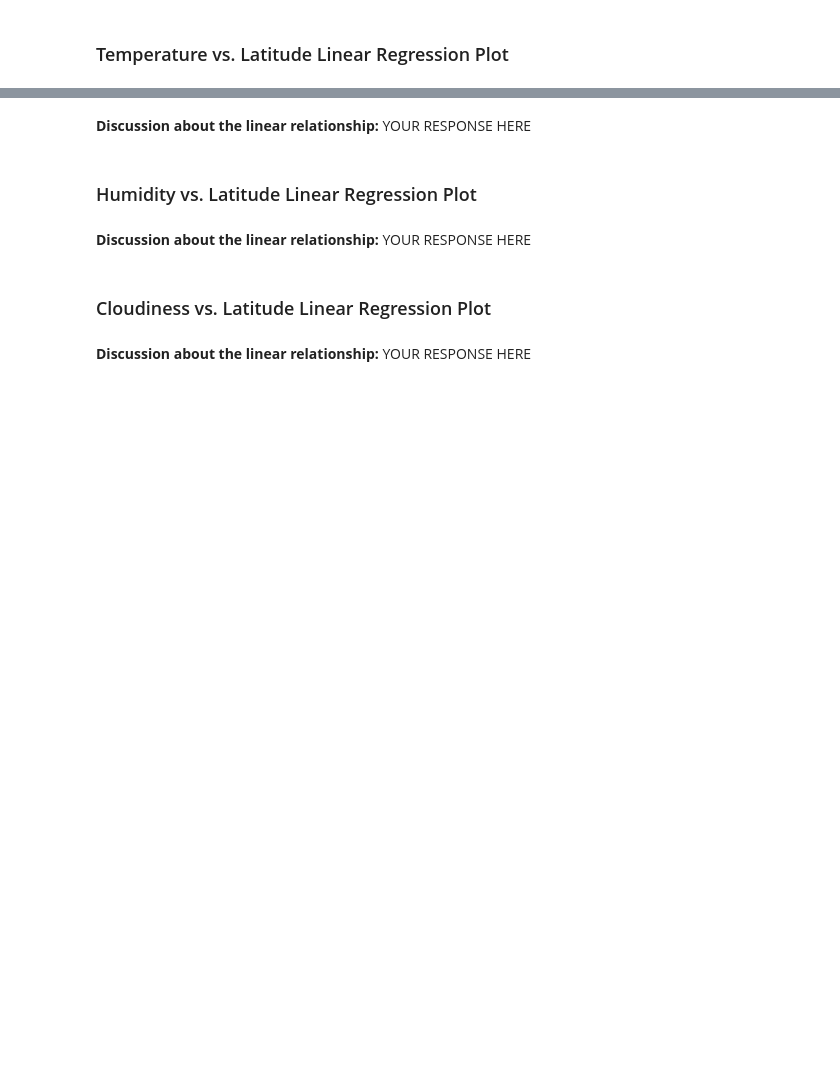
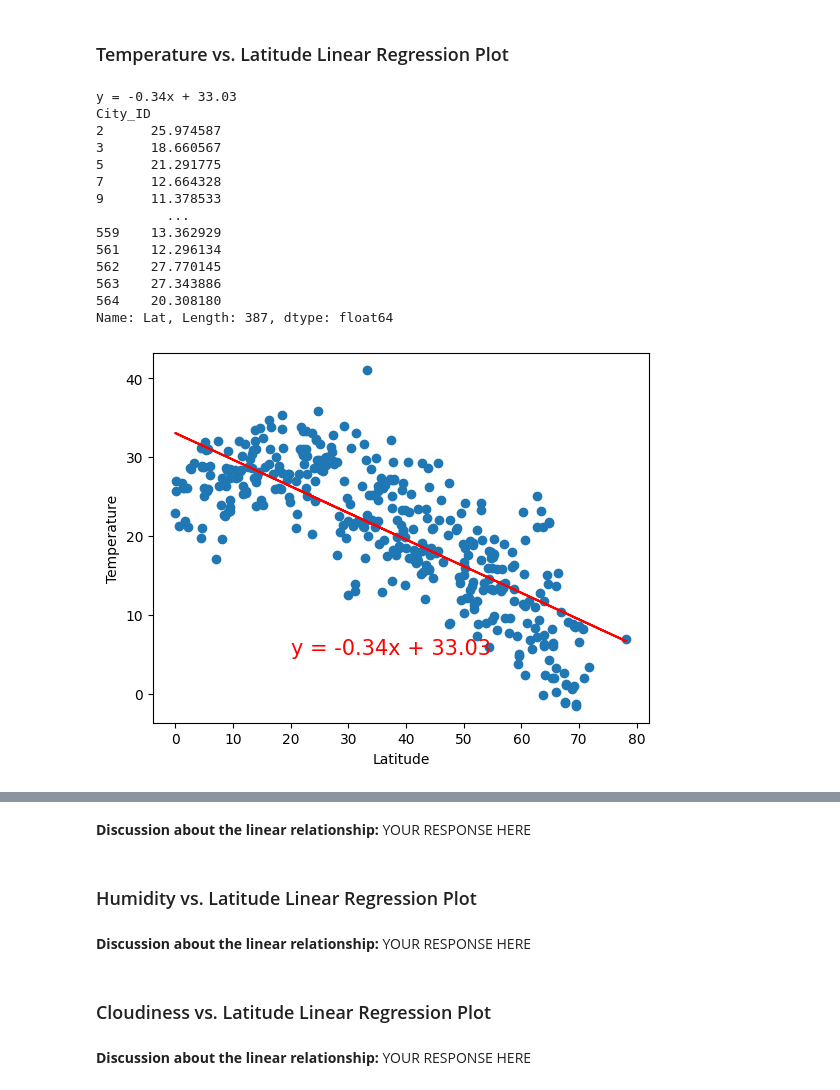
Before and after one commit to thaychansy/python-api, a Jupyter notebook: WeatherPy.ipynb, the cells around one changed output, grey strips where cells are left out. Saved outputs shown, nothing was run; the diff lists cells and outputs as text; code cells hidden in the pictures; blank space fills up the shorter version.

```diff
--- a/WeatherPy.ipynb
+++ b/WeatherPy.ipynb
@@ -274,6 +280,3 @@ plt.show()
 ---
 
 ## Requirement 2: Compute Linear Regression for Each Relationship
-# %%
-# Define a function to create Linear Regression plots
-(slope, intercept, rvalue, pvalue, stderr) = stats.linregress(x_values, y_values)
@@ -282,6 +283,37 @@ NameError: name 'stats' is not defined
+# %%
+# Define a function to create Linear Regression plots
+
+def create_linear_regression(x, y):
+    # Perform linear regression
+    slope, intercept, r_value, p_value, std_err = stats.linregress(x, y)
+    line_eq = "y = " + str(round(slope,2)) + "x + " + str(round(intercept,2))
+    print(line_eq)
+
+#print("r-value  : ", rvalue, "\np-value  : ", pvalue, "\nstd-error: ", stderr)
+
+    regress_values = x * slope + intercept
+    print(regress_values)
+
+# Create Plot
+    plt.scatter(x,y)
+    plt.plot(x,regress_values,"r-")
+
+# Label plot and annotate the line equation
+    plt.xlabel('Latitude')
+    plt.ylabel('Temperature')
+    plt.annotate(line_eq,(20,5),fontsize=15,color="red")
+
+# Show plot
+    plt.show()
+
+# Create line equation string
+#line_eq = "y = " + str(round(slope,2)) + "x +" + str(round(intercept,2))
+#print(line_eq)
+
+#create_linear_regression(x_values, y_values)
 # %%
 # Create a DataFrame with the Northern Hemisphere data (Latitude >= 0)
-# YOUR CODE HERE
+northern_hemi_df = city_data_df[city_data_df['Lat'] >=0]
 
 # Display sample data
 northern_hemi_df.head()
@@ -295,6 +343,25 @@ southern_hemi_df.head()
 ###  Temperature vs. Latitude Linear Regression Plot
 # %%
 # Linear regression on Northern Hemisphere
-# YOUR CODE HERE
+nh_x_values = northern_hemi_df['Lat']
+nh_y_values = northern_hemi_df['Max Temp']
+
+create_linear_regression(nh_x_values, nh_y_values)
+# %% [output]
+y = -0.34x + 33.03
+City_ID
+2      25.974587
+3      18.660567
+5      21.291775
+7      12.664328
+9      11.378533
+         ...
+559    13.362929
+561    12.296134
+562    27.770145
+563    27.343886
+564    20.308180
+Name: Lat, Length: 387, dtype: float64
+[figure, added]
 # %%
 # Linear regression on Southern Hemisphere
```
Also changed, not shown: parts of 13 cells of this notebook, 5 other files.
